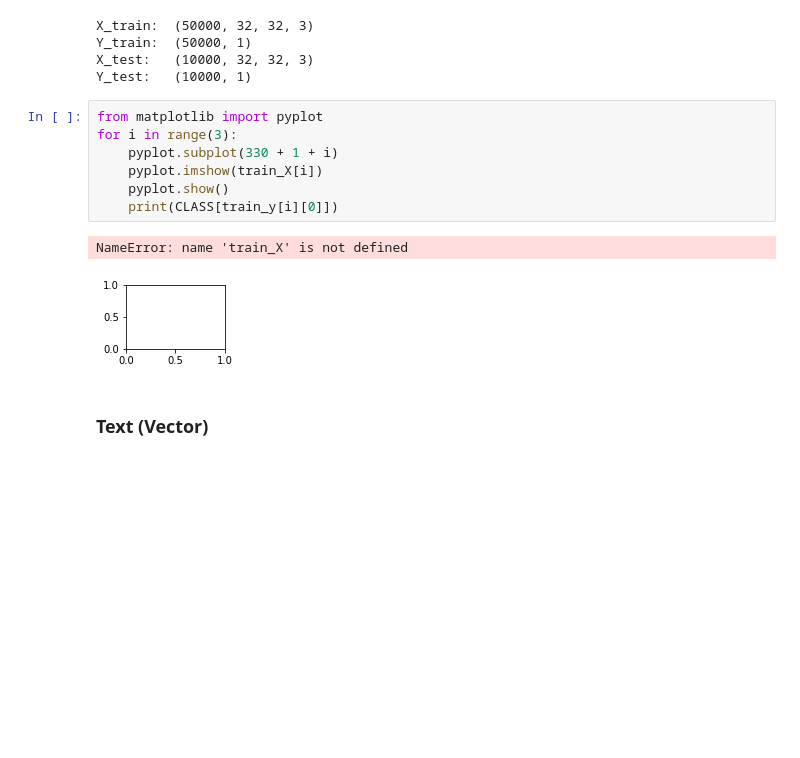
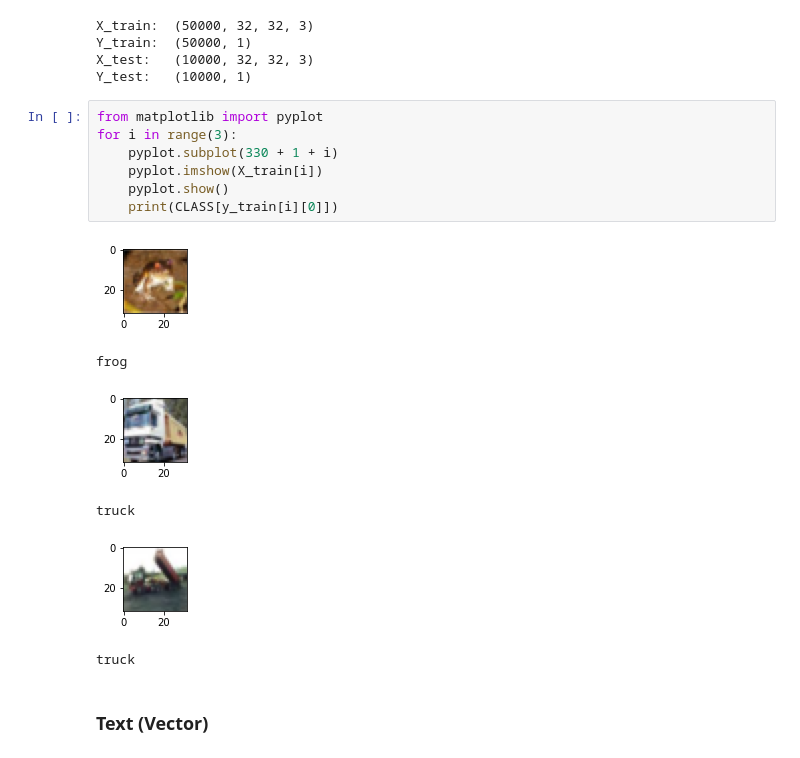
Before and after one commit to NamjuLee/Data-Design-AI-for-Urban-Data-and-Viz-Harvard-GSD-public, a Jupyter notebook: src/PART_06_Problem_Data_Model_Train_Validation/LAB_06_DataReference_BasicModels/01_data_reference.ipynb, the cells around one changed output. Drawn from its saved outputs; the diff is of its cells as text; blank space fills up the shorter version.

```diff
--- a/src/PART_06_Problem_Data_Model_Train_Validation/LAB_06_DataReference_BasicModels/01_data_reference.ipynb
+++ b/src/PART_06_Problem_Data_Model_Train_Validation/LAB_06_DataReference_BasicModels/01_data_reference.ipynb
@@ -355,13 +355,17 @@ Y_test:   (10000, 1)
 # %%
 from matplotlib import pyplot
 for i in range(3):
     pyplot.subplot(330 + 1 + i)
-    pyplot.imshow(train_X[i])
+    pyplot.imshow(X_train[i])
     pyplot.show()
-    print(CLASS[train_y[i][0]])
+    print(CLASS[y_train[i][0]])
 # %% [output]
+[figure, new version]
-NameError: name 'train_X' is not defined
+frog
-[figure, old version]
+[figure, added]
+truck
+[figure, added]
+truck
 # %% [markdown]
 ### Text (Vector)
 # %%
```
Also changed, not shown: parts of 2 cells of this notebook.
